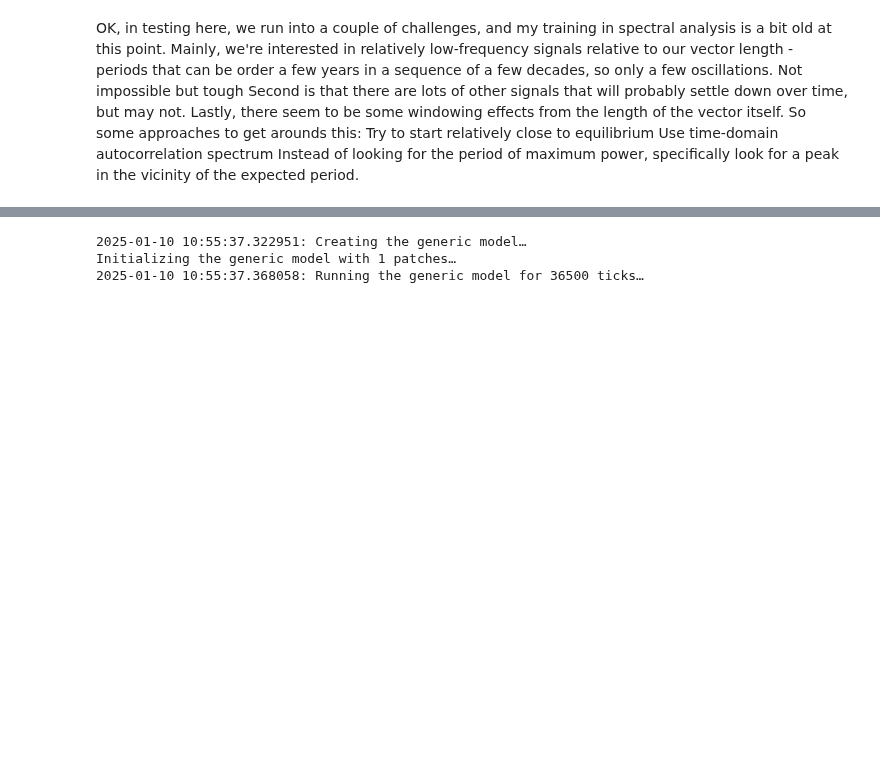
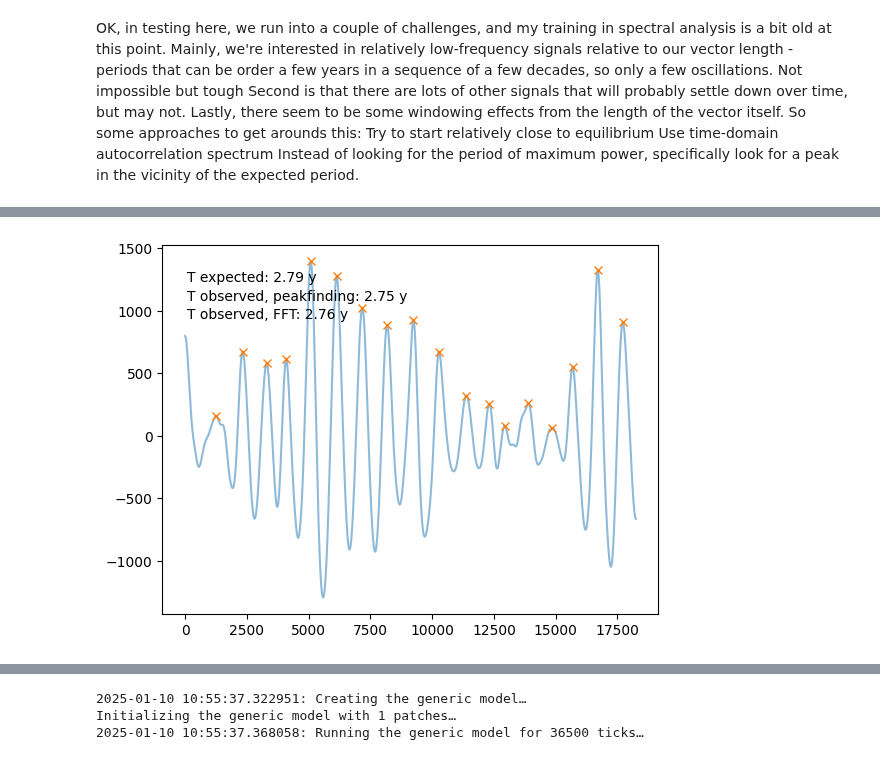
Before and after one commit to InstituteforDiseaseModeling/laser-generic, a Jupyter notebook: notebooks/06_SIR_wbirths_natural_periodicity.ipynb, the cells around one changed output, grey strips where cells are left out. Drawn from its saved outputs; the diff is of its cells as text; code cells hidden in the pictures; blank space fills up the shorter version.

```diff
--- a/notebooks/06_SIR_wbirths_natural_periodicity.ipynb
+++ b/notebooks/06_SIR_wbirths_natural_periodicity.ipynb
@@ -42,0 +128,39 @@ parameters = PropertySet(
+# %%
+mu = (1 + model.params.cbr / 1000) ** (1 / 365) - 1
+R0 = model.params.beta / (1 / model.params.inf_mean + mu)
+A = 1 / ((R0 - 1) * mu) / 365
+G = 1 / (mu + 1 / model.params.inf_mean) / 365
+T_exp = 2*np.pi *np.sqrt(A*G)
+
+def ID_freq_peakfinder(model, T_exp, cutoff=18250, plot=False):
+    y0 = np.squeeze(model.patches.cases)
+    y = y0[cutoff:]
+    y = y - np.mean(y)
+    y = gaussian_filter1d(y, sigma=100)
+    peaks, _ = find_peaks(y, distance=T_exp * 365 / 2)
+    plt.figure()
+    plt.plot(y, alpha=0.5)
+    plt.plot(peaks, y[peaks], "x")
+    return np.median(np.diff(peaks)) / 365
+
+T_obs_pf = ID_freq_peakfinder(model, T_exp, plot=True)
+
+def ID_freq_autocorr(model, cutoff=18250):
+    y0 = np.squeeze(model.patches.cases)
+    #Compute the FFT
+    Y1 = np.fft.fft(y0[cutoff:] - np.mean(y0[cutoff:]))
+
+    # Compute the circular autocorrelation using the inverse FFT
+    circular_autocorr = np.fft.ifft(Y1 * np.conj(Y1)).real
+    # Plot only the positive frequency spectrum
+    peaks, _ = find_peaks(circular_autocorr, distance=300)
+    return peaks[0] / 365
+
+T_obs_fft = ID_freq_autocorr(model)
+
+plt.text(0.05, 0.9, f'T expected: {T_exp:.2f} y', transform=plt.gca().transAxes)
+plt.text(0.05, 0.85, f'T observed, peakfinding: {T_obs_pf:.2f} y', transform=plt.gca().transAxes)
+plt.text(0.05, 0.8, f'T observed, FFT: {T_obs_fft:.2f} y', transform=plt.gca().transAxes)
+plt.show()
+# %% [output]
+[figure, added]
```
Also changed, not shown: parts of 8 cells of this notebook, 3 other files.
